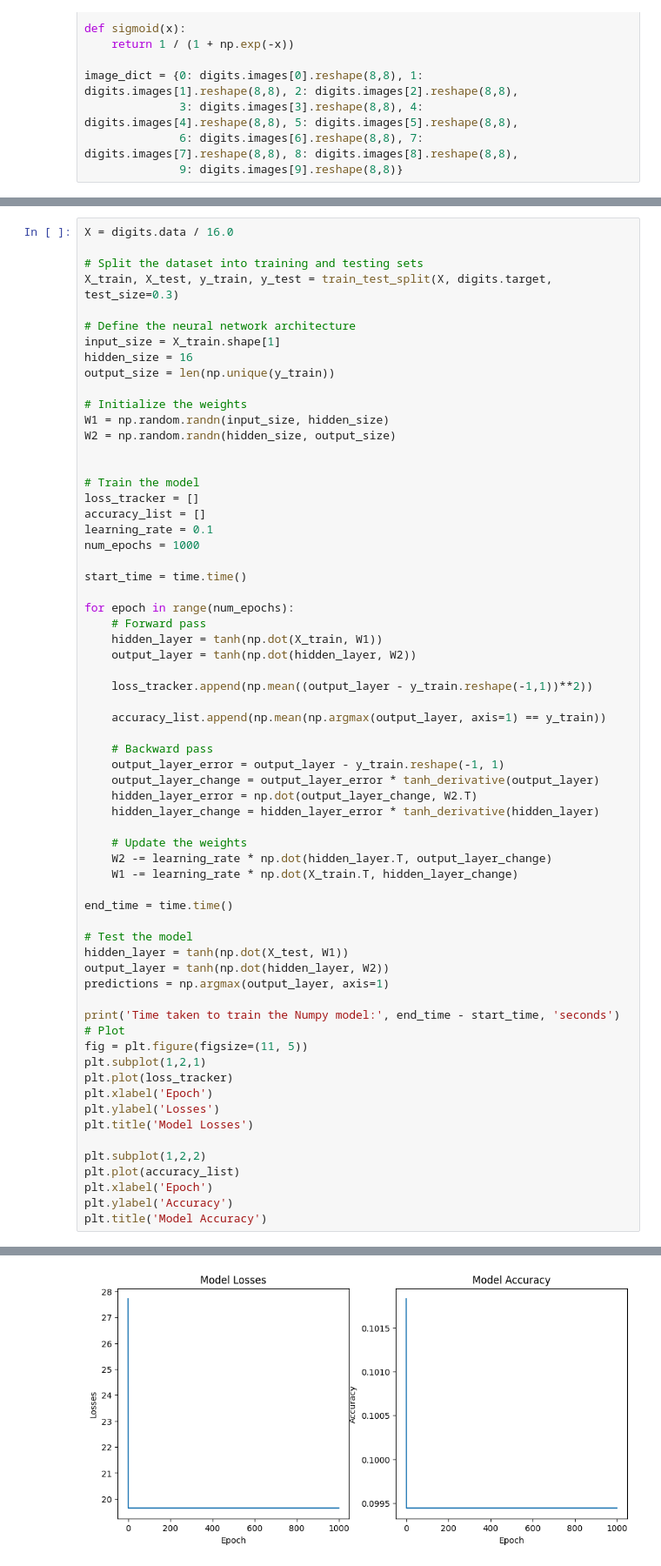
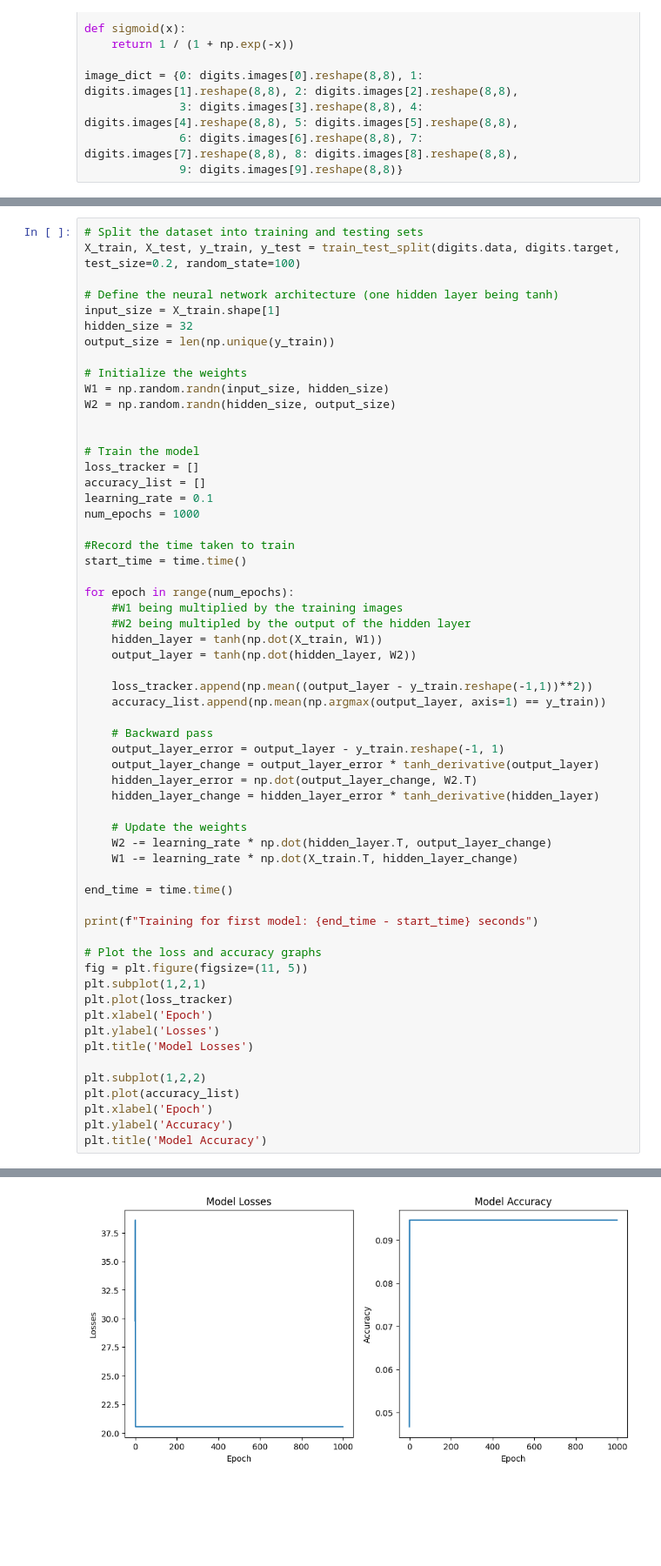
Before and after one commit to vdebnath/202_Honors_Option, a Jupyter notebook: Main.ipynb, the cells around one changed output, grey strips where cells are left out. Shown at 87% size. Saved outputs shown, nothing was run; the diff lists cells and outputs as text; blank space fills up the shorter version.

```diff
--- a/Main.ipynb
+++ b/Main.ipynb
@@ -24,12 +33,10 @@ image_dict = {0: digits.images[0].reshape(8,8), 1: digits.images[1].reshape(8,8)
 # %%
-X = digits.data / 16.0
+# Split the dataset into training and testing sets
+X_train, X_test, y_train, y_test = train_test_split(digits.data, digits.target, test_size=0.2, random_state=100)
 
-# Split the dataset into training and testing sets
-X_train, X_test, y_train, y_test = train_test_split(X, digits.target, test_size=0.3)
-
-# Define the neural network architecture
+# Define the neural network architecture (one hidden layer being tanh)
 input_size = X_train.shape[1]
-hidden_size = 16
+hidden_size = 32
 output_size = len(np.unique(y_train))
 
 # Initialize the weights
@@ -43,15 +50,16 @@ accuracy_list = []
 learning_rate = 0.1
 num_epochs = 1000
 
+#Record the time taken to train
 start_time = time.time()
 
 for epoch in range(num_epochs):
-    # Forward pass
+    #W1 being multiplied by the training images
+    #W2 being multipled by the output of the hidden layer
     hidden_layer = tanh(np.dot(X_train, W1))
     output_layer = tanh(np.dot(hidden_layer, W2))
 
     loss_tracker.append(np.mean((output_layer - y_train.reshape(-1,1))**2))
-
     accuracy_list.append(np.mean(np.argmax(output_layer, axis=1) == y_train))
 
     # Backward pass
@@ -66,13 +74,9 @@ for epoch in range(num_epochs):
 
 end_time = time.time()
 
-# Test the model
-hidden_layer = tanh(np.dot(X_test, W1))
-output_layer = tanh(np.dot(hidden_layer, W2))
-predictions = np.argmax(output_layer, axis=1)
+print(f"Training for first model: {end_time - start_time} seconds")
 
-print('Time taken to train the Numpy model:', end_time - start_time, 'seconds')
-# Plot
+# Plot the loss and accuracy graphs
 fig = plt.figure(figsize=(11, 5))
 plt.subplot(1,2,1)
 plt.plot(loss_tracker)
@@ -90,2 +94,2 @@ Time taken to train the Numpy model: 1.4239449501037598 seconds
 Text(0.5, 1.0, 'Model Accuracy')
-[figure, old version]
+[figure, new version]
```
Also changed, not shown: parts of 16 cells of this notebook.
